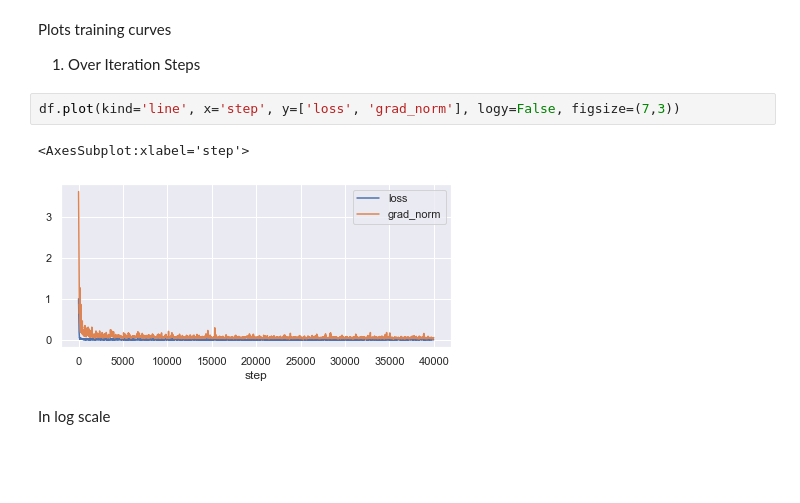
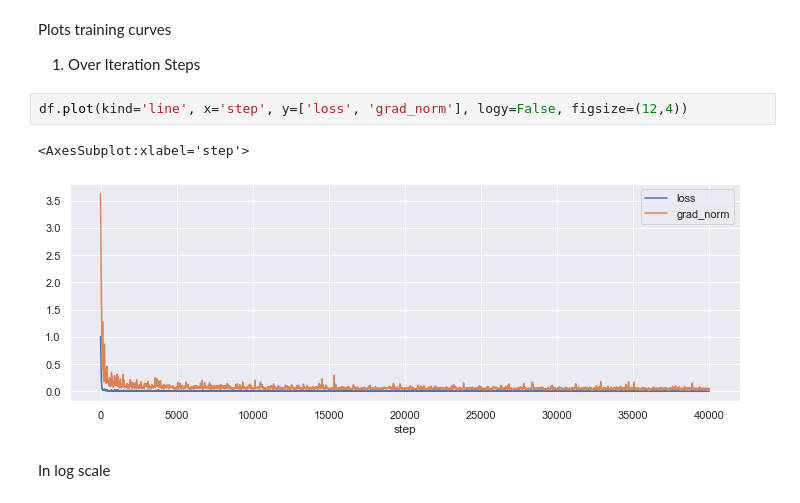
Before and after one commit to murilobellatini/mlmi-oct-diffusion, a Jupyter notebook: notebooks/explore_exp_001.ipynb, the cells around one changed output. Drawn from its saved outputs; the diff is of its cells as text; blank space fills up the shorter version.

Commit message:
Fix chart size

```diff
--- a/notebooks/explore_exp_001.ipynb
+++ b/notebooks/explore_exp_001.ipynb
@@ -78,10 +78,10 @@ df
 Plots training curves
 1. Over Iteration Steps
 # %%
-df.plot(kind='line', x='step', y=['loss', 'grad_norm'], logy=False, figsize=(7,3))
+df.plot(kind='line', x='step', y=['loss', 'grad_norm'], logy=False, figsize=(12,4))
 # %% [output]
 <AxesSubplot:xlabel='step'>
-[figure, old version]
+[figure, new version]
 # %% [markdown]
 In log scale
 # %%
```
